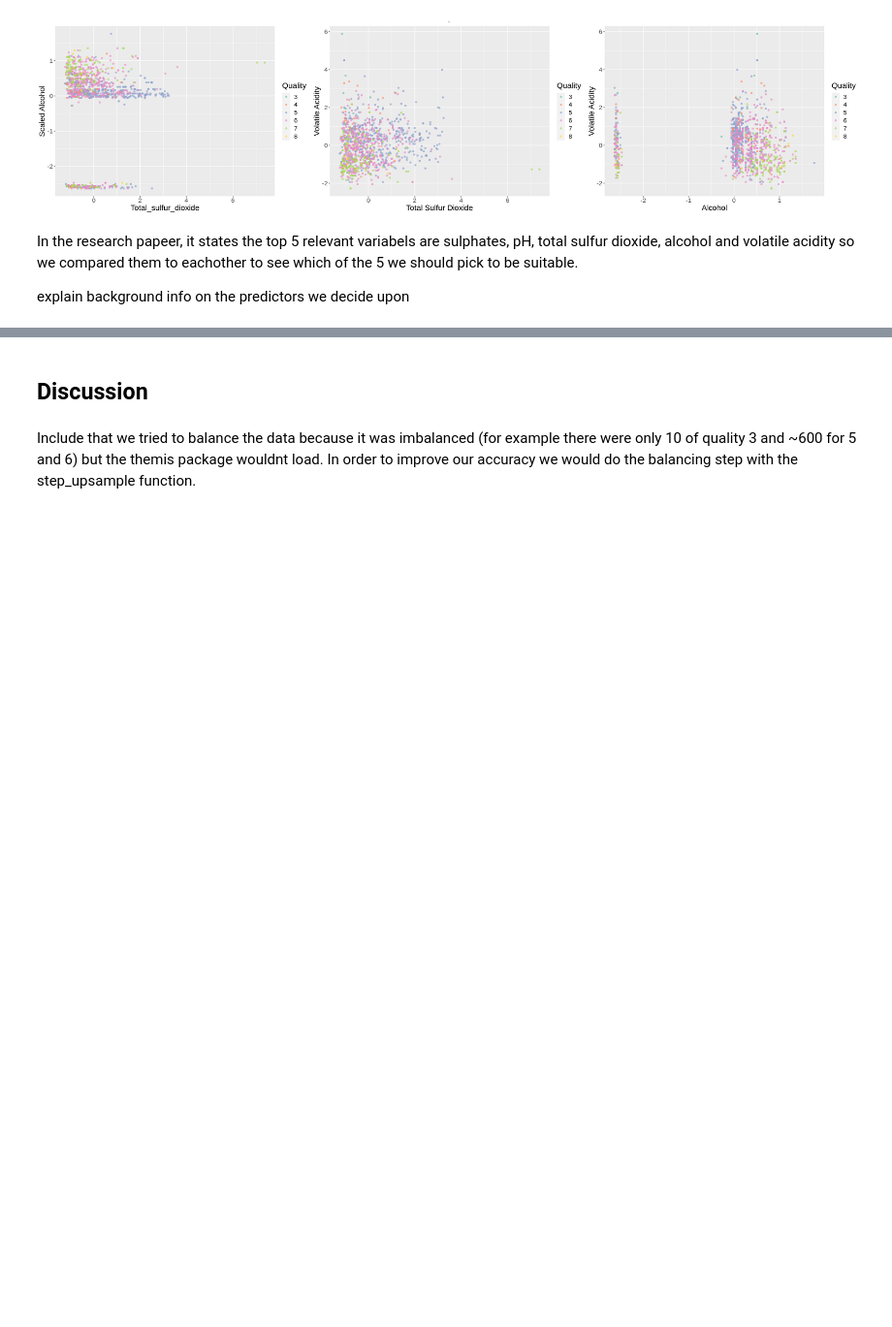
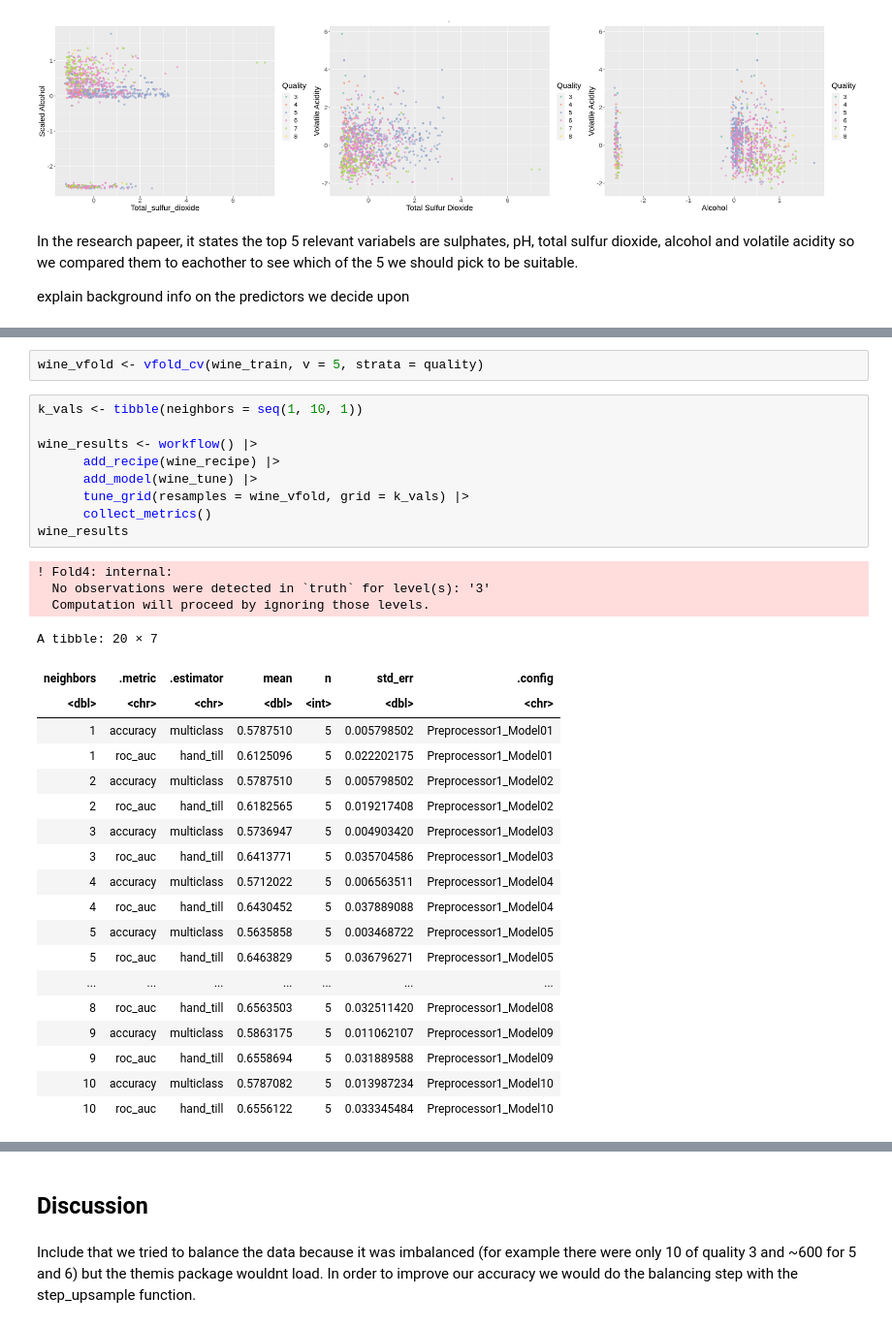
Before and after one commit to choialice707/DSCI-100-Group56-Proj, a Jupyter notebook: group_project_report.ipynb, the cells around one changed output, grey strips where cells are left out. Shown at 97% size. Cells and saved outputs as stored; diff of their text form; blank space fills up the shorter version.

```diff
--- a/group_project_report.ipynb
+++ b/group_project_report.ipynb
@@ -280,0 +330,34 @@ explain background info on the predictors we decide upon
+# %%
+wine_vfold <- vfold_cv(wine_train, v = 5, strata = quality)
+# %%
+k_vals <- tibble(neighbors = seq(1, 10, 1))
+
+wine_results <- workflow() |>
+      add_recipe(wine_recipe) |>
+      add_model(wine_tune) |>
+      tune_grid(resamples = wine_vfold, grid = k_vals) |>
+      collect_metrics()
+wine_results
+# %% [output]
+! Fold4: internal:
+  No observations were detected in `truth` for level(s): '3'
+  Computation will proceed by ignoring those levels.
+A tibble: 20 × 7
+| neighbors | .metric | .estimator | mean | n | std_err | .config |
+| <dbl> | <chr> | <chr> | <dbl> | <int> | <dbl> | <chr> |
+| 1 | accuracy | multiclass | 0.5787510 | 5 | 0.005798502 | Preprocessor1_Model01 |
+| 1 | roc_auc | hand_till | 0.6125096 | 5 | 0.022202175 | Preprocessor1_Model01 |
+| 2 | accuracy | multiclass | 0.5787510 | 5 | 0.005798502 | Preprocessor1_Model02 |
+| 2 | roc_auc | hand_till | 0.6182565 | 5 | 0.019217408 | Preprocessor1_Model02 |
+| 3 | accuracy | multiclass | 0.5736947 | 5 | 0.004903420 | Preprocessor1_Model03 |
+| 3 | roc_auc | hand_till | 0.6413771 | 5 | 0.035704586 | Preprocessor1_Model03 |
+| 4 | accuracy | multiclass | 0.5712022 | 5 | 0.006563511 | Preprocessor1_Model04 |
+| 4 | roc_auc | hand_till | 0.6430452 | 5 | 0.037889088 | Preprocessor1_Model04 |
+| 5 | accuracy | multiclass | 0.5635858 | 5 | 0.003468722 | Preprocessor1_Model05 |
+| 5 | roc_auc | hand_till | 0.6463829 | 5 | 0.036796271 | Preprocessor1_Model05 |
+| ... | ... | ... | ... | ... | ... | ... |
+| 8 | roc_auc | hand_till | 0.6563503 | 5 | 0.032511420 | Preprocessor1_Model08 |
+| 9 | accuracy | multiclass | 0.5863175 | 5 | 0.011062107 | Preprocessor1_Model09 |
+| 9 | roc_auc | hand_till | 0.6558694 | 5 | 0.031889588 | Preprocessor1_Model09 |
+| 10 | accuracy | multiclass | 0.5787082 | 5 | 0.013987234 | Preprocessor1_Model10 |
+| 10 | roc_auc | hand_till | 0.6556122 | 5 | 0.033345484 | Preprocessor1_Model10 |
```
Also changed, not shown: parts of 6 cells of this notebook.
